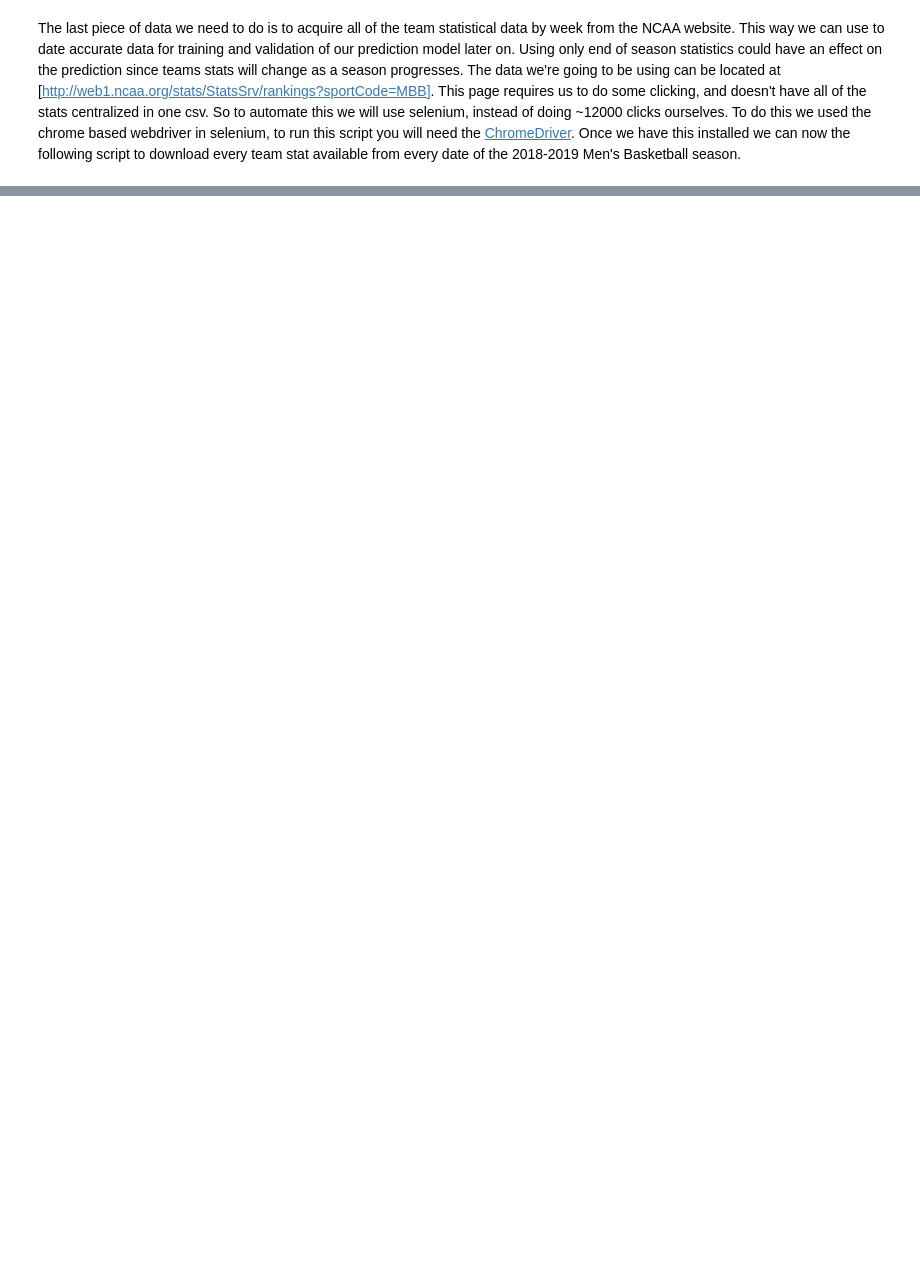
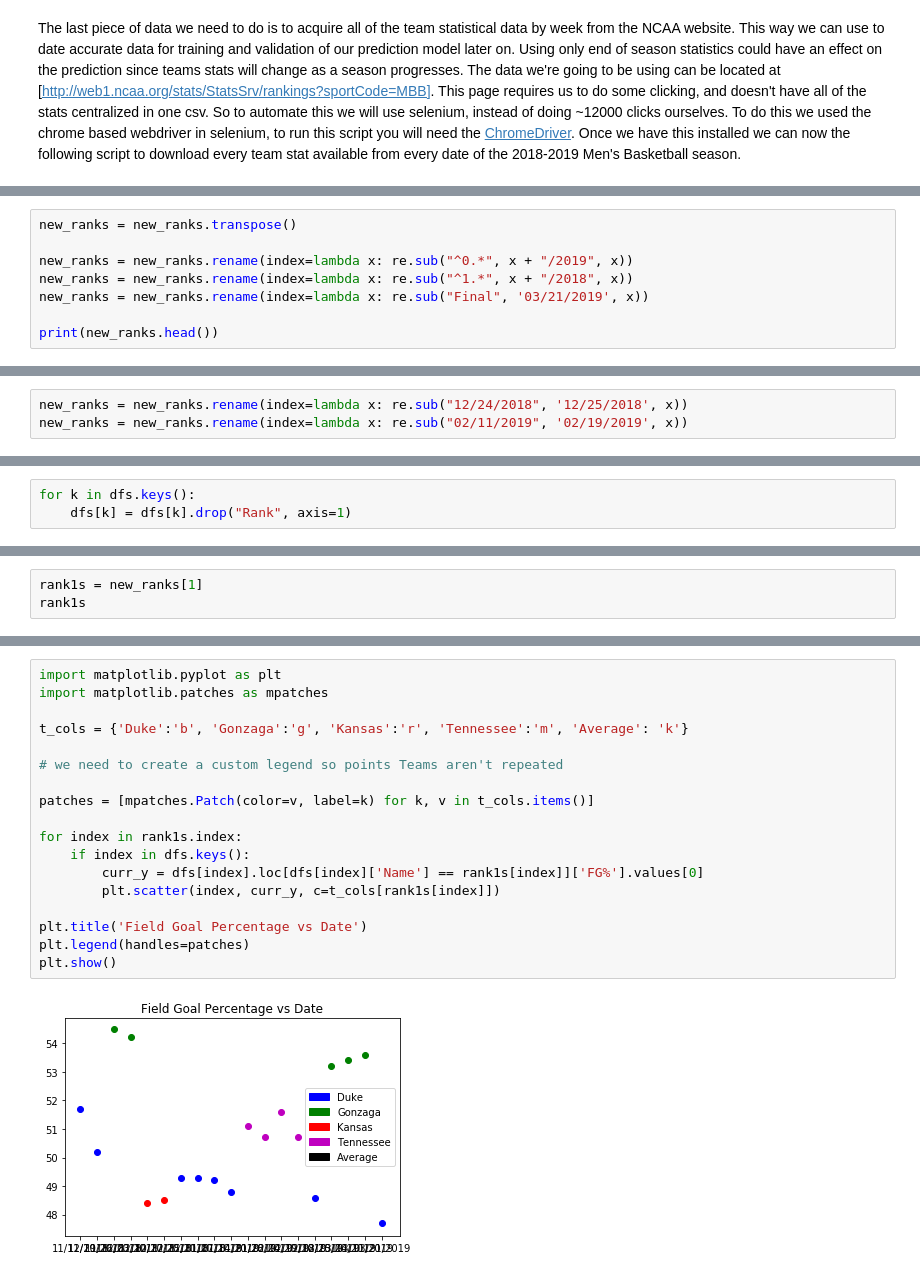
Before and after one commit to cnalty/final320project, a Jupyter notebook: main.ipynb, the cells around one changed output, grey strips where cells are left out. Cells and saved outputs as stored; diff of their text form; blank space fills up the shorter version.

```diff
--- a/main.ipynb
+++ b/main.ipynb
@@ -44,0 +226,8 @@ WebDriverException: Message: 'chromedriver.exe' executable needs to be in PATH.
+# %%
+new_ranks = new_ranks.transpose()
+
+new_ranks = new_ranks.rename(index=lambda x: re.sub("^0.*", x + "/2019", x))
+new_ranks = new_ranks.rename(index=lambda x: re.sub("^1.*", x + "/2018", x))
+new_ranks = new_ranks.rename(index=lambda x: re.sub("Final", '03/21/2019', x))
+
+print(new_ranks.head())
@@ -44,0 +271,3 @@ WebDriverException: Message: 'chromedriver.exe' executable needs to be in PATH.
+# %%
+new_ranks = new_ranks.rename(index=lambda x: re.sub("12/24/2018", '12/25/2018', x))
+new_ranks = new_ranks.rename(index=lambda x: re.sub("02/11/2019", '02/19/2019', x))
@@ -44,0 +277,3 @@ WebDriverException: Message: 'chromedriver.exe' executable needs to be in PATH.
+# %%
+for k in dfs.keys():
+    dfs[k] = dfs[k].drop("Rank", axis=1)
@@ -44,0 +287,3 @@ WebDriverException: Message: 'chromedriver.exe' executable needs to be in PATH.
+# %%
+rank1s = new_ranks[1]
+rank1s
@@ -44,0 +318,20 @@ WebDriverException: Message: 'chromedriver.exe' executable needs to be in PATH.
+# %%
+import matplotlib.pyplot as plt
+import matplotlib.patches as mpatches
+
+t_cols = {'Duke':'b', 'Gonzaga':'g', 'Kansas':'r', 'Tennessee':'m', 'Average': 'k'}
+
+# we need to create a custom legend so points Teams aren't repeated
+
+patches = [mpatches.Patch(color=v, label=k) for k, v in t_cols.items()]
+
+for index in rank1s.index:
+    if index in dfs.keys():
+        curr_y = dfs[index].loc[dfs[index]['Name'] == rank1s[index]]['FG%'].values[0]
+        plt.scatter(index, curr_y, c=t_cols[rank1s[index]])
+
+plt.title('Field Goal Percentage vs Date')
+plt.legend(handles=patches)
+plt.show()
+# %% [output]
+[figure, added]
```
Also changed, not shown: parts of 26 cells of this notebook.
